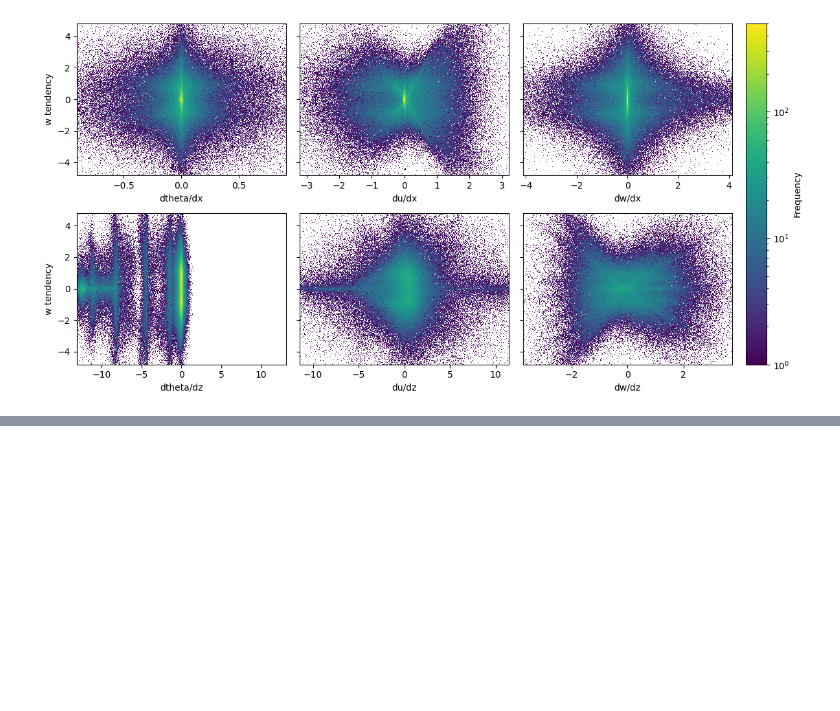
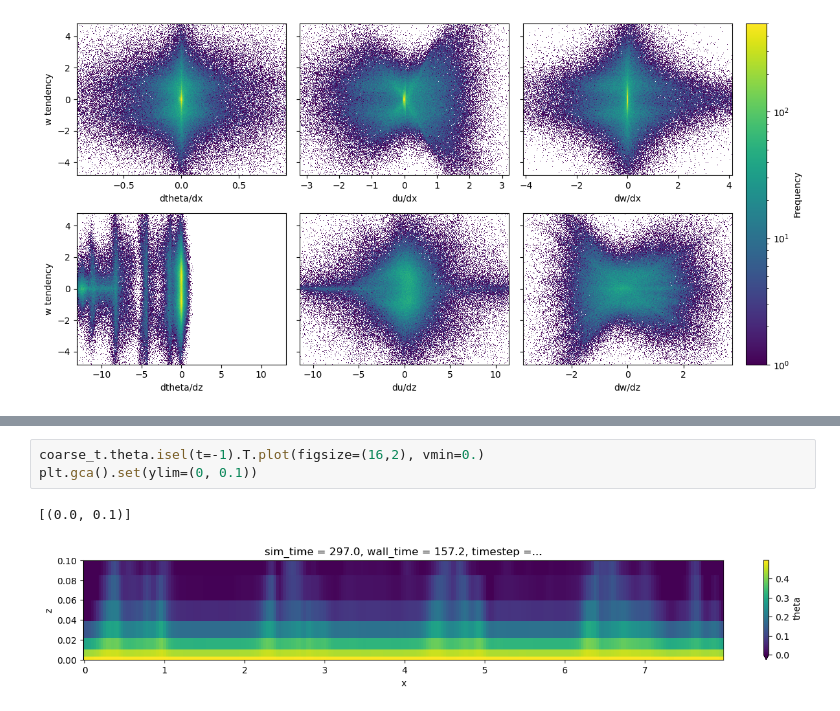
Before and after one commit to tschanzer/honours-project, a Jupyter notebook: notebooks/exploratory_analysis_filtered.ipynb, the cells around one changed output, grey strips where cells are left out. Saved outputs shown, nothing was run; the diff lists cells and outputs as text; blank space fills up the shorter version.

```diff
--- a/notebooks/exploratory_analysis_filtered.ipynb
+++ b/notebooks/exploratory_analysis_filtered.ipynb
@@ -291,0 +296,6 @@ fig.tight_layout()
+# %%
+coarse_t.theta.isel(t=-1).T.plot(figsize=(16,2), vmin=0.)
+plt.gca().set(ylim=(0, 0.1))
+# %% [output]
+[(0.0, 0.1)]
+[figure, added]
```
Also changed, not shown: parts of 2 cells of this notebook.
